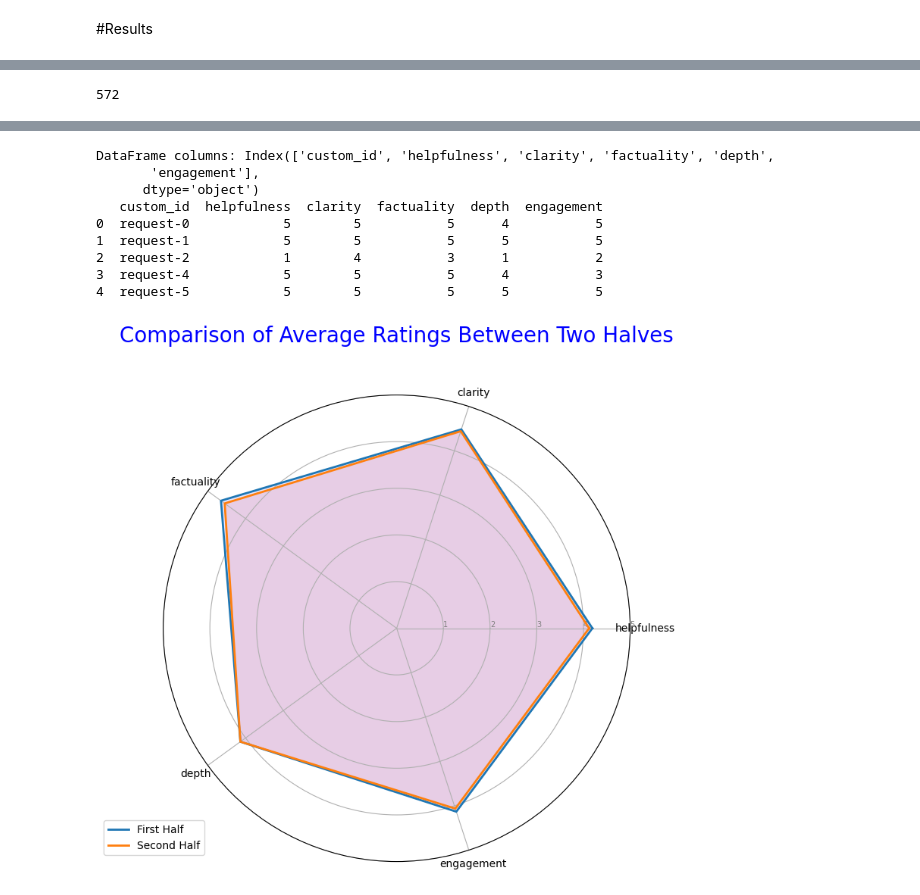
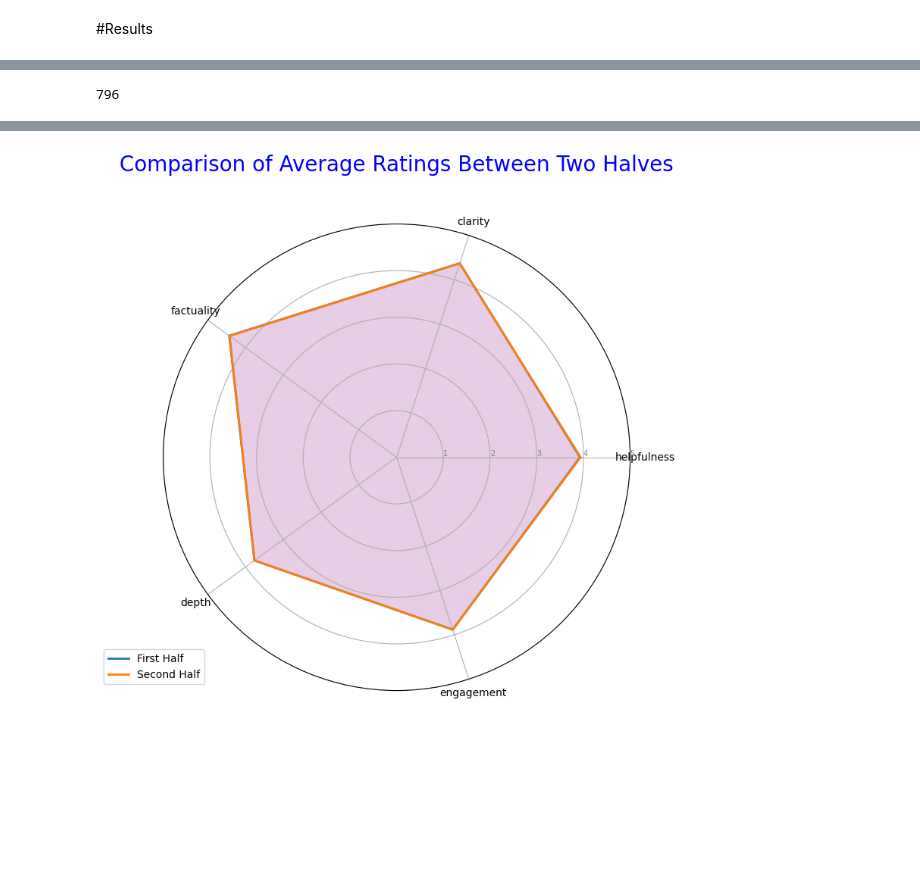
Before and after one commit to GitCraigRash/Prompt_Engineering, a Jupyter notebook: just_eval_test.ipynb, the cells around one changed output, grey strips where cells are left out. Saved outputs shown, nothing was run; the diff lists cells and outputs as text; code cells hidden in the pictures; blank space fills up the shorter version.

```diff
--- a/just_eval_test.ipynb
+++ b/just_eval_test.ipynb
@@ -698,2 +829,0 @@ scores.append(row)
-# %%
-df = pd.DataFrame(scores)
@@ -731,2 +849,30 @@ import json
+# %%
+import json
+
+URIAL_100_800_post_eval = []
+
+with open('URIAL_100_800_post_eval.jsonl', 'r') as file:
+    for line_number, line in enumerate(file, start=1):
+        line = line.strip()  # Remove leading/trailing whitespace
+        if not line:
+            continue  # Skip empty lines
+        try:
+            json_obj = json.loads(line)
+            URIAL_100_800_post_eval.append(json_obj)
+        except json.JSONDecodeError as e:
+            print(f"Error decoding JSON on line {line_number}: {e}")
+
+RLHF_100_800_post_eval = []
+
+with open('RLHF_100_800_post_eval.jsonl', 'r') as file:
+    for line_number, line in enumerate(file, start=1):
+        line = line.strip()  # Remove leading/trailing whitespace
+        if not line:
+            continue  # Skip empty lines
+        try:
+            json_obj = json.loads(line)
+            RLHF_100_800_post_eval.append(json_obj)
+        except json.JSONDecodeError as e:
+            print(f"Error decoding JSON on line {line_number}: {e}")
 # %%
 openai_output_LoD = jsonl_to_list(openai_output.text)
@@ -765,5 +916,6 @@ def extract_scores(data_list):
     df = pd.DataFrame(scores)
     return df
 
-post_process=extract_scores(openai_output_LoD)
+URIAL_DF = extract_scores(URIAL_100_800_post_eval)
+RLHF_DF = extract_scores(RLHF_100_800_post_eval)
 # %% [output]
@@ -787,7 +924,7 @@ JSONDecodeError: Expecting value: line 1 column 1 (char 0) for data with id: bat
 # %%
-len(post_process)
+len(RLHF_DF)
 # %% [output]
-572
+796
 # %%
 pip install matplotlib
 # %% [output]
@@ -808,16 +945,8 @@ import numpy as np
 import matplotlib.pyplot as plt
 from math import pi
 
-# Verify the DataFrame columns
-print("DataFrame columns:", post_process.columns)
-
-# Verify the first few rows of the DataFrame
-print(post_process.head())
-
-# Split the DataFrame into two halves
-half_point = len(post_process) // 2
-df_first_half = post_process.iloc[:half_point]
-df_second_half = post_process.iloc[half_point:]
+df_first_half = RLHF_DF
+df_second_half = URIAL_DF
 
 # Calculate the average of each column for both halves
 categories = ['helpfulness', 'clarity', 'factuality', 'depth', 'engagement']
@@ -838,43 +967,34 @@ num_vars = len(categories)
 
 # Compute angle of each axis
 angles = [n / float(num_vars) * 2 * pi for n in range(num_vars)]
 angles += angles[:1]
 
 # Initialize the radar plot
 fig, ax = plt.subplots(figsize=(8, 8), subplot_kw=dict(polar=True))
 
 # Draw one axe per variable + add labels
 plt.xticks(angles[:-1], categories)
 
 # Draw y-labels
 ax.set_rlabel_position(0)
 plt.yticks([1, 2, 3, 4, 5], ["1", "2", "3", "4", "5"], color="grey", size=7)
 plt.ylim(0, 5)
 
 # Plot data for the first half
 ax.plot(angles, values_first_half, linewidth=2, linestyle='solid', label='First Half')
 ax.fill(angles, values_first_half, 'b', alpha=0.1)
 
 # Plot data for the second half
 ax.plot(angles, values_second_half, linewidth=2, linestyle='solid', label='Second Half')
 ax.fill(angles, values_second_half, 'r', alpha=0.1)
 
 # Add legend
 plt.legend(loc='upper right', bbox_to_anchor=(0.1, 0.1))
 
 plt.title('Comparison of Average Ratings Between Two Halves', size=20, color='b', y=1.1)
 plt.show()
 # %% [output]
-DataFrame columns: Index(['custom_id', 'helpfulness', 'clarity', 'factuality', 'depth',
-       'engagement'],
-      dtype='object')
-   custom_id  helpfulness  clarity  factuality  depth  engagement
-0  request-0            5        5           5      4           5
-1  request-1            5        5           5      5           5
-2  request-2            1        4           3      1           2
-3  request-4            5        5           5      4           3
-4  request-5            5        5           5      5           5
-[figure, old version]
+[figure, new version]
 # %%
 from pandas import DataFrame
 # %%
```
Also changed, not shown: parts of 39 cells of this notebook.
